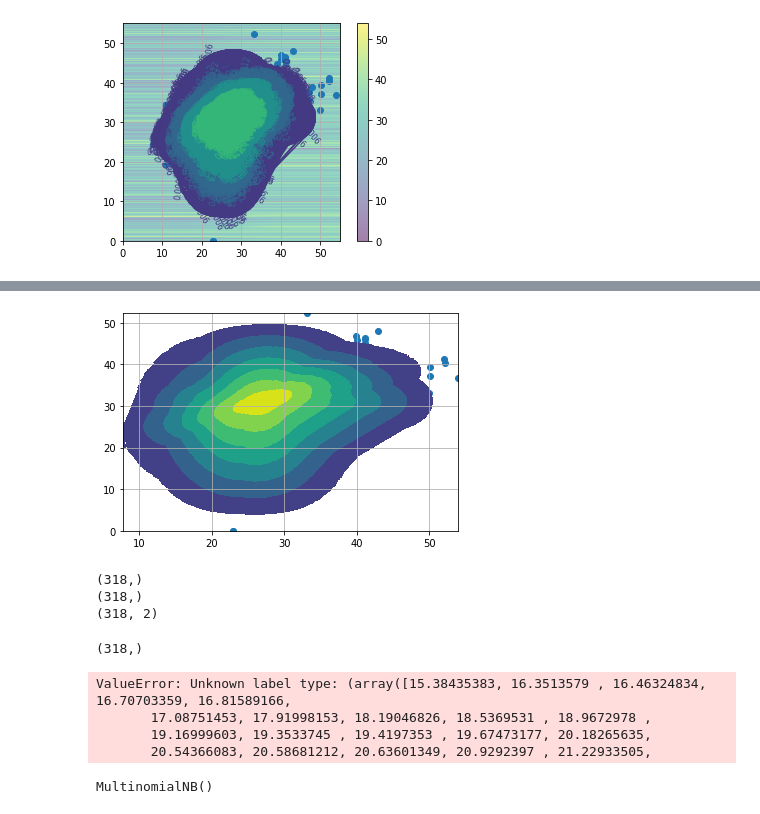
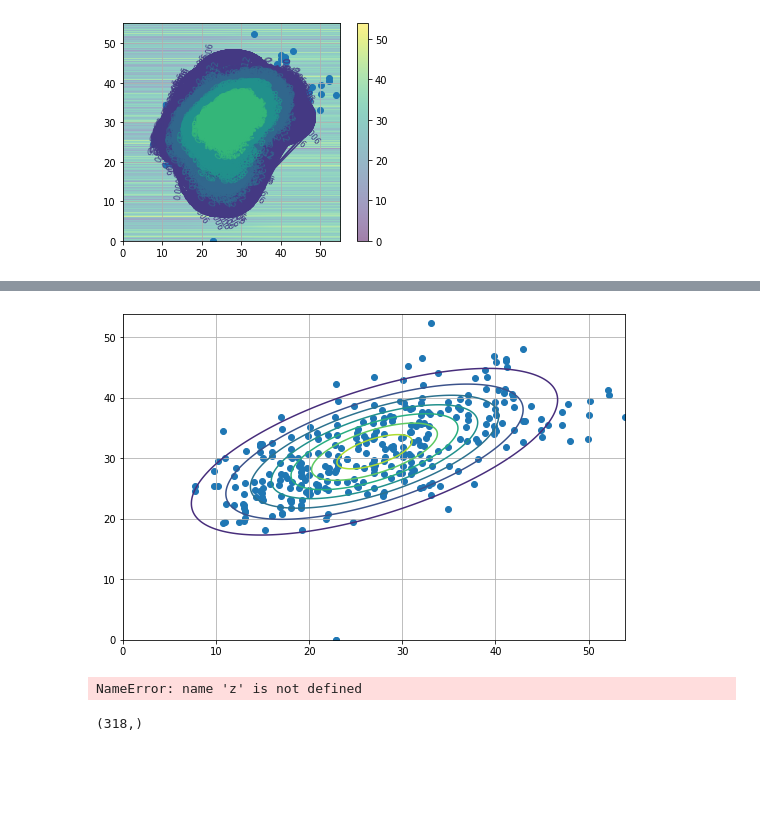
Before and after one commit to johnnymdoubleu/iaml2021-cw2, a Jupyter notebook: iaml212cw2_q1.ipynb, the cells around one changed output, grey strips where cells are left out. Drawn from its saved outputs; the diff is of its cells as text; code cells hidden in the pictures; blank space fills up the shorter version.

```diff
--- a/iaml212cw2_q1.ipynb
+++ b/iaml212cw2_q1.ipynb
@@ -470,13 +484,40 @@ plt.show()
+# %%
+minx = np.min(Ztrn[:,0])
+maxx = np.max(Ztrn[:,0])
+miny = np.min(Ztrn[:,1])
+maxy = np.max(Ztrn[:,1])
+
+n = 318
+x = np.linspace(miny, maxx, n)
+y = np.linspace(miny, maxx, n)
+
+x,y = np.meshgrid(x,y)
+pos = np.dstack((x,y))
+rv = scipy.stats.multivariate_normal(mean, covmat)
+z = rv.pdf(pos)
+
+# z = np.zeros(shape=(n,n))
+# for i in range(n):
+#     for j in range(n):
+#         z[i,j] = scipy.stats.multivariate_normal.pdf([j,i], mean=mean, cov=covmat)
+plt.figure(figsize=(9,6))
+plt.contour(x,y,z)
+plt.scatter(Ztrn[:,0], Ztrn[:,1], color='k')
+plt.grid()
+plt.show()
+# %% [output]
+[figure, added]
 # %%
-plt.scatter(Ztrn[:,0], Ztrn[:,1])
+
 # plt.contour(Ztrn[:,0], Ztrn[:,1],z)
 plt.contourf(x,y,z)
+plt.scatter(Ztrn[:,0], Ztrn[:,1], zorder=2)
 # plt.clabel(cs, inline =1, fontsize=10)
 # plt.colorbar()
 plt.grid()
 plt.show()
 # %% [output]
-[figure, removed]
+NameError: name 'z' is not defined
 # %%
 xmin, xmax = 0, 55
 ymin, ymax = 0,55
@@ -505,49 +546,17 @@ ax.scatter(Ztrn[:,0], Ztrn[:,1], 'k.', markersize=2)
 ax.set_xlim([0,55])
 ax.set_ylim([0,55])
 plt.show()
-# %%
-x,y = np.random.multivariate_normal(mean, covmat, 318).T
-print(x.shape)
-print(y.shape)
-print(Ztrn.shape)
-# %% [output]
-(318,)
-(318,)
-(318, 2)
 # %%
 uytrn = Ytrn[Ytrn==0]
 newy = uytrn[xxtrn[:,4]>=1]
 newy.shape
 # %% [output]
 (318,)
-# %%
-gnb = GaussianNB()
-gnb.fit(Ztrn,y)
-# %% [output]
-ValueError: Unknown label type: (array([15.38435383, 16.3513579 , 16.46324834, 16.70703359, 16.81589166,
-       17.08751453, 17.91998153, 18.19046826, 18.5369531 , 18.9672978 ,
-       19.16999603, 19.3533745 , 19.4197353 , 19.67473177, 20.18265635,
-       20.54366083, 20.58681212, 20.63601349, 20.9292397 , 21.22933505,
 # %%
-# fig, ax = plt.subplots(figsize = (7,7))
-
-
-# ax.scatter(x[:,0], x[:,1], c= newy, s=50, cmap="RdBu")
-# ax.grid()
-
-# xlim = (0, 55)
-# ylim = (0, 55)
-
-# xg = np.linspace(xlim[0], xlim[1], 60)
-# yg = np.linspace(ylim[0], ylim[1], 40)
-# x, y = np.meshgrid(xg, yg)
-# Xgrid = np.vstack([x.ravel(), y.ravel()]).T
-
-model = MultinomialNB()
-model.fit(Ztrn, newy)
-# for label, color in enumerate(['red','blue']):
+ztrn_a4_mesh, ztrn_a7_mesh = np.meshgrid(Ztrn[:,0], Ztrn[:,1])
+# mnrv = multivariate_normal(mean=ztrn_mean, cov=ztrn_cov)
+mesh_stack = np.dstack((ztrn_a4_mesh, ztrn_a7_mesh))
+# contour = mnrv.pdf(mesh_stack)
-# %% [output]
-MultinomialNB()
 # %%
 from sklearn.naive_bayes import GaussianNB
 
```
Also changed, not shown: parts of 7 cells of this notebook, 7 other files.
